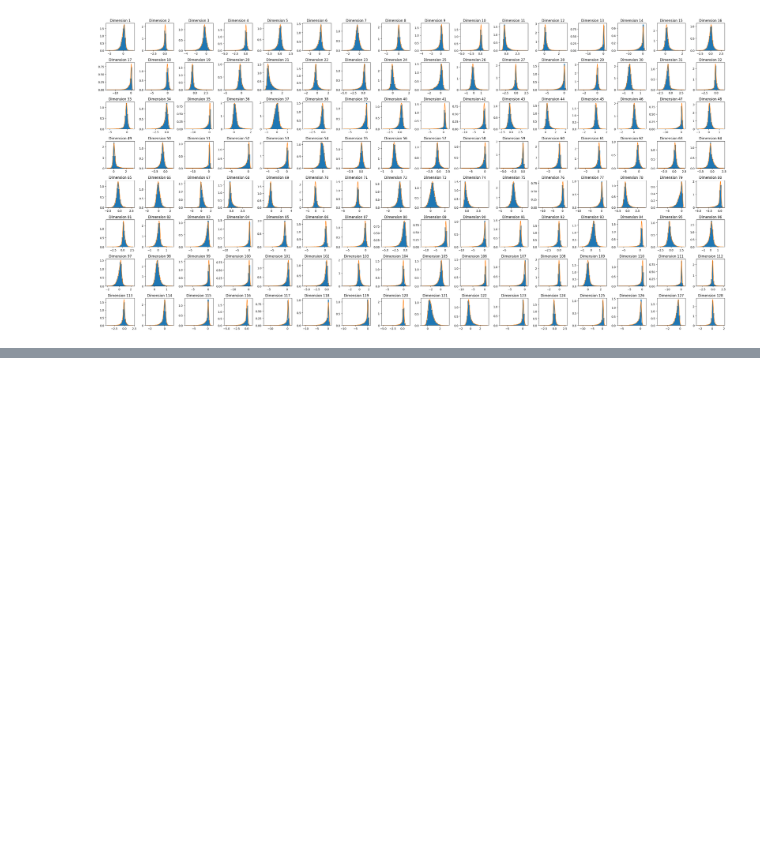
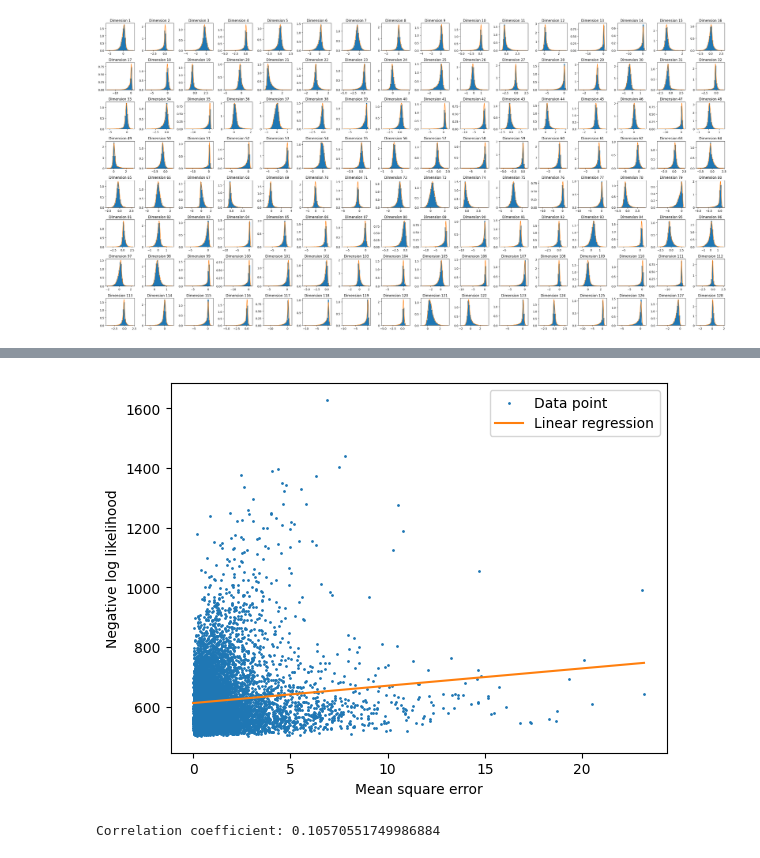
Before and after one commit to evillag/uncertainty_gan, a Jupyter notebook: CERN_UE_Uncertainty_Scoring.ipynb, the cells around one changed output, grey strips where cells are left out. Drawn from its saved outputs; the diff is of its cells as text; code cells hidden in the pictures; blank space fills up the shorter version.

```diff
--- a/CERN_UE_Uncertainty_Scoring.ipynb
+++ b/CERN_UE_Uncertainty_Scoring.ipynb
@@ -136,0 +186,2 @@ plot_ue(likelihoods)
+# %%
+likelihoods = np.load(dir + 'kaon_likelihoods.npy')
@@ -136,0 +204,30 @@ plot_ue(likelihoods)
+# %%
+from scipy.stats import linregress
+
+kaon_test_targets = kaon_test_targets[:10000]
+kaon_test_predictions = kaon_test_predictions[:10000]
+
+mse = ((kaon_test_targets - kaon_test_predictions)**2).mean(1)
+
+null_likelihood_indices = likelihoods == 0
+
+if likelihoods[null_likelihood_indices].size:
+  print('Found null likelihoods! Replacing them with 0.01...')
+  likelihoods[null_likelihood_indices] = .01
+
+log_likelihoods = -np.log(likelihoods).sum(1)
+
+x = np.linspace(mse.min(), mse.max(), 2)
+regress = linregress(mse, log_likelihoods)
+
+plt.scatter(mse, log_likelihoods, 1, label='Data point')
+plt.plot(x, regress.slope * x + regress.intercept, color='tab:orange', label='Linear regression')
+plt.xlabel('Mean square error')
+plt.ylabel('Negative log likelihood')
+plt.legend()
+plt.show()
+
+print('Correlation coefficient:', regress.rvalue)
+# %% [output]
+[figure, added]
+Correlation coefficient: 0.10570551749986884
```
Also changed, not shown: parts of 9 cells of this notebook.
